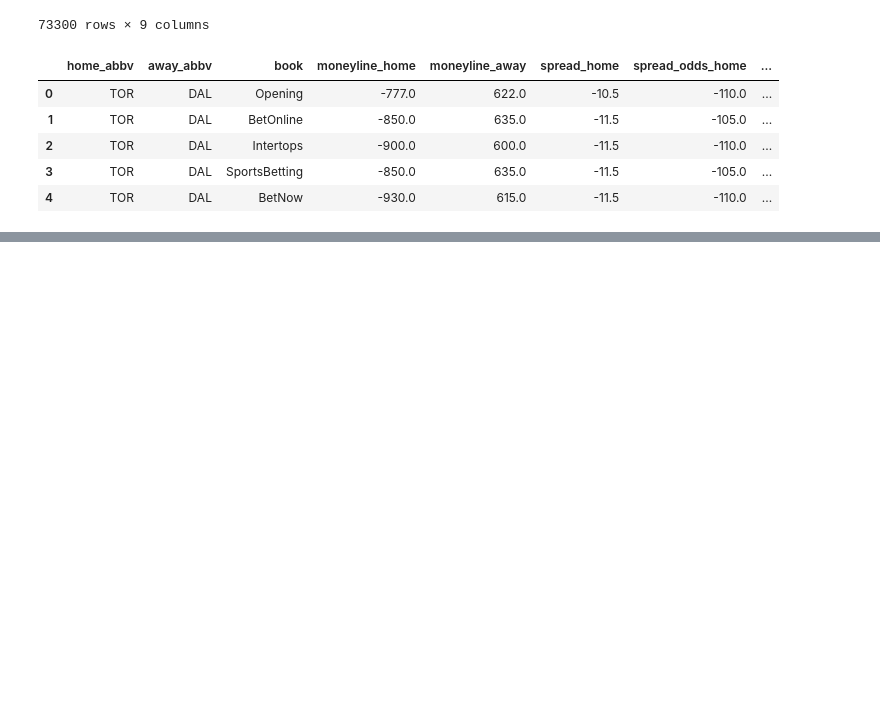
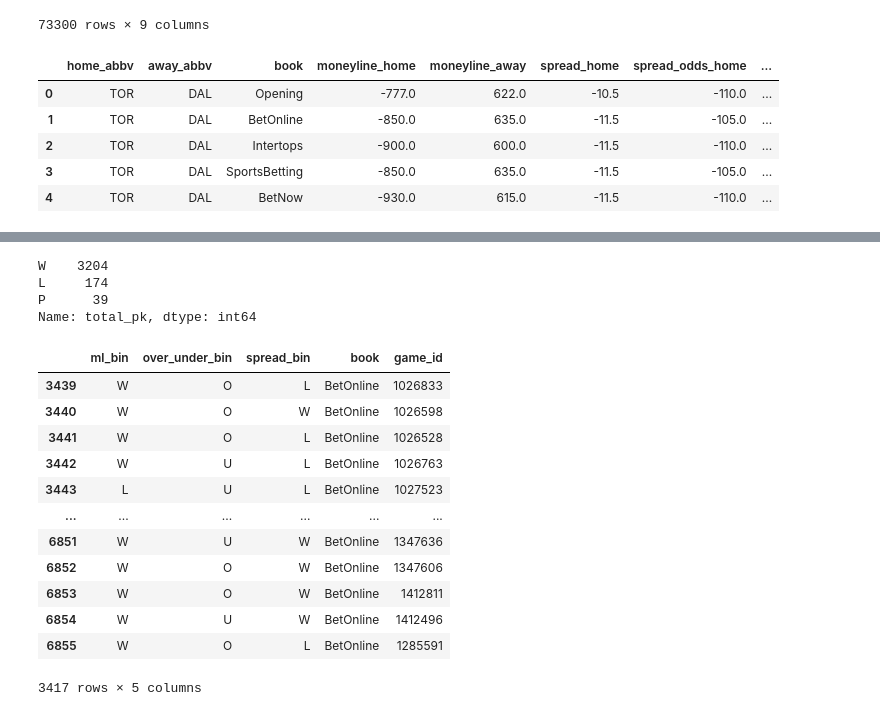
Before and after one commit to kyle-rgb/NBA_Sportsbook_Project, a Jupyter notebook: notebooks/Modeling.ipynb, the cells around one changed output, grey strips where cells are left out. Cells and saved outputs as stored; diff of their text form; code cells hidden in the pictures; blank space fills up the shorter version.

```diff
--- a/notebooks/Modeling.ipynb
+++ b/notebooks/Modeling.ipynb
@@ -404,0 +484,23 @@ ValueError: Length of values (3439) does not match length of index (4938)
+# %%
+sample.eval_model("BetOnline").total_pk.value_counts()
+# %% [output]
+W    3204
+L     174
+P      39
+Name: total_pk, dtype: int64
+# %%
+sample.full_book_eval[lambda x: x.book == "BetOnline"]
+# %% [output]
+|  | ml_bin | over_under_bin | spread_bin | book | game_id |
+| 3439 | W | O | L | BetOnline | 1026833 |
+| 3440 | W | O | W | BetOnline | 1026598 |
+| 3441 | W | O | L | BetOnline | 1026528 |
+| 3442 | W | U | L | BetOnline | 1026763 |
+| 3443 | L | U | L | BetOnline | 1027523 |
+| ... | ... | ... | ... | ... | ... |
+| 6851 | W | U | W | BetOnline | 1347636 |
+| 6852 | W | O | W | BetOnline | 1347606 |
+| 6853 | W | O | W | BetOnline | 1412811 |
+| 6854 | W | U | W | BetOnline | 1412496 |
+| 6855 | W | O | L | BetOnline | 1285591 |
+3417 rows × 5 columns
```
Also changed, not shown: parts of 16 cells of this notebook, 1 other file.
